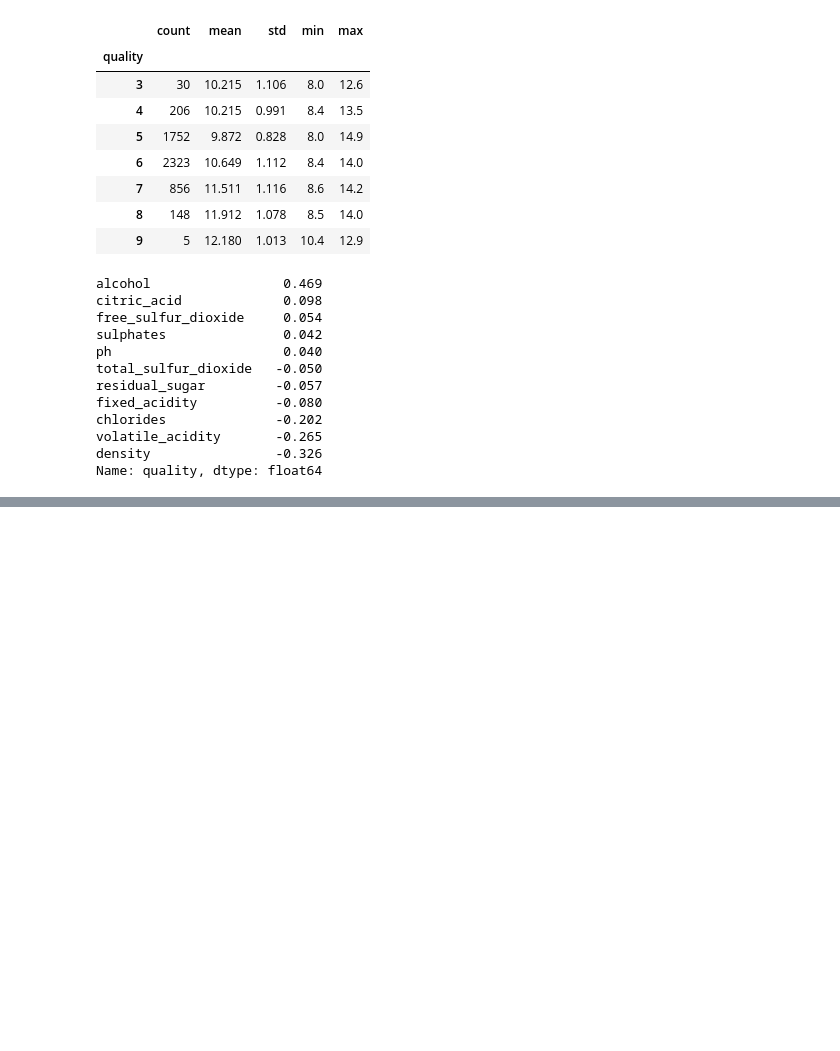
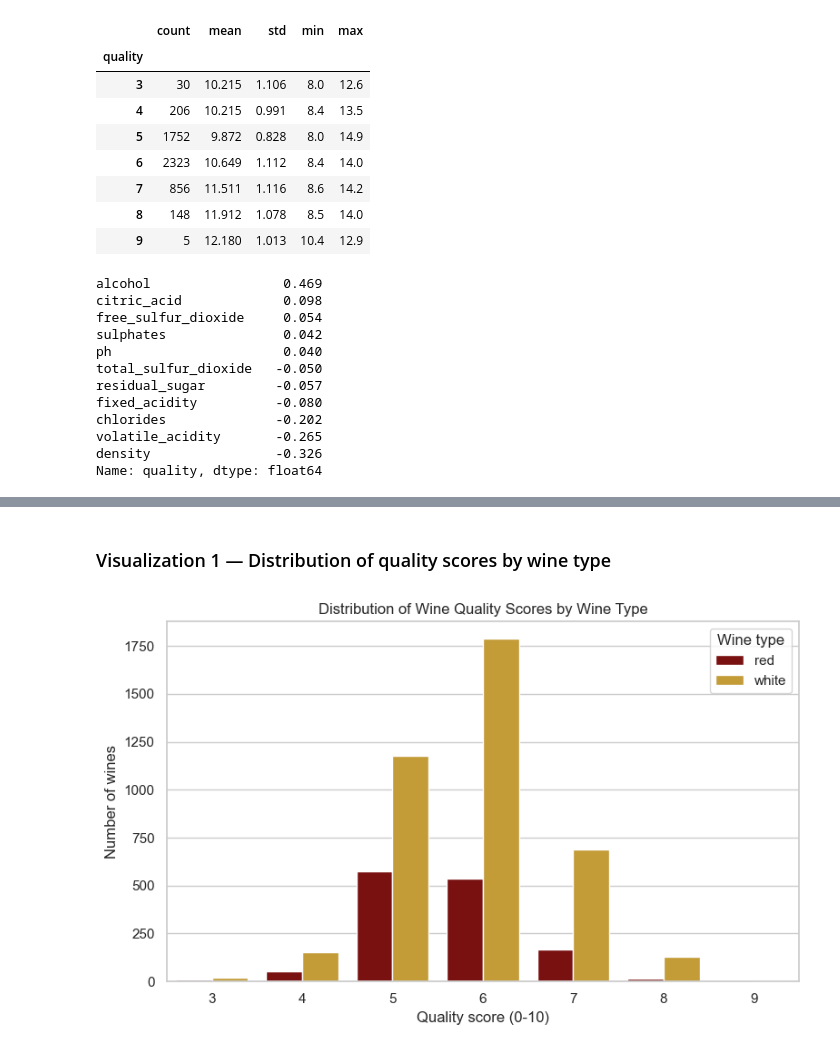
Before and after one commit to vikceo/ai-programming-foundations-project, a Jupyter notebook: ai programming fundamentals/data_workflow.ipynb, the cells around one changed output, grey strips where cells are left out. Saved outputs shown, nothing was run; the diff lists cells and outputs as text; code cells hidden in the pictures; blank space fills up the shorter version.

```diff
--- a/ai programming fundamentals/data_workflow.ipynb
+++ b/ai programming fundamentals/data_workflow.ipynb
@@ -12,6 +12,11 @@
 import pandas as pd
 import numpy as np
 import matplotlib.pyplot as plt
+import seaborn as sns
+
+%matplotlib inline
+sns.set_theme(style='whitegrid')
+plt.rcParams['figure.figsize'] = (8, 5)
 # %% [markdown]
 ## 2. Load Data
 
@@ -298,0 +310,13 @@ Name: quality, dtype: float64
+# %% [markdown]
+### Visualization 1 — Distribution of quality scores by wine type
+# %%
+fig, ax = plt.subplots()
+sns.countplot(data=df, x='quality', hue='wine_type', palette={'red': '#8B0000', 'white': '#DAA520'}, ax=ax)
+ax.set_title('Distribution of Wine Quality Scores by Wine Type')
+ax.set_xlabel('Quality score (0-10)')
+ax.set_ylabel('Number of wines')
+ax.legend(title='Wine type')
+plt.tight_layout()
+plt.show()
+# %% [output]
+[figure, added]
```
Also changed, not shown: parts of 14 cells of this notebook.
